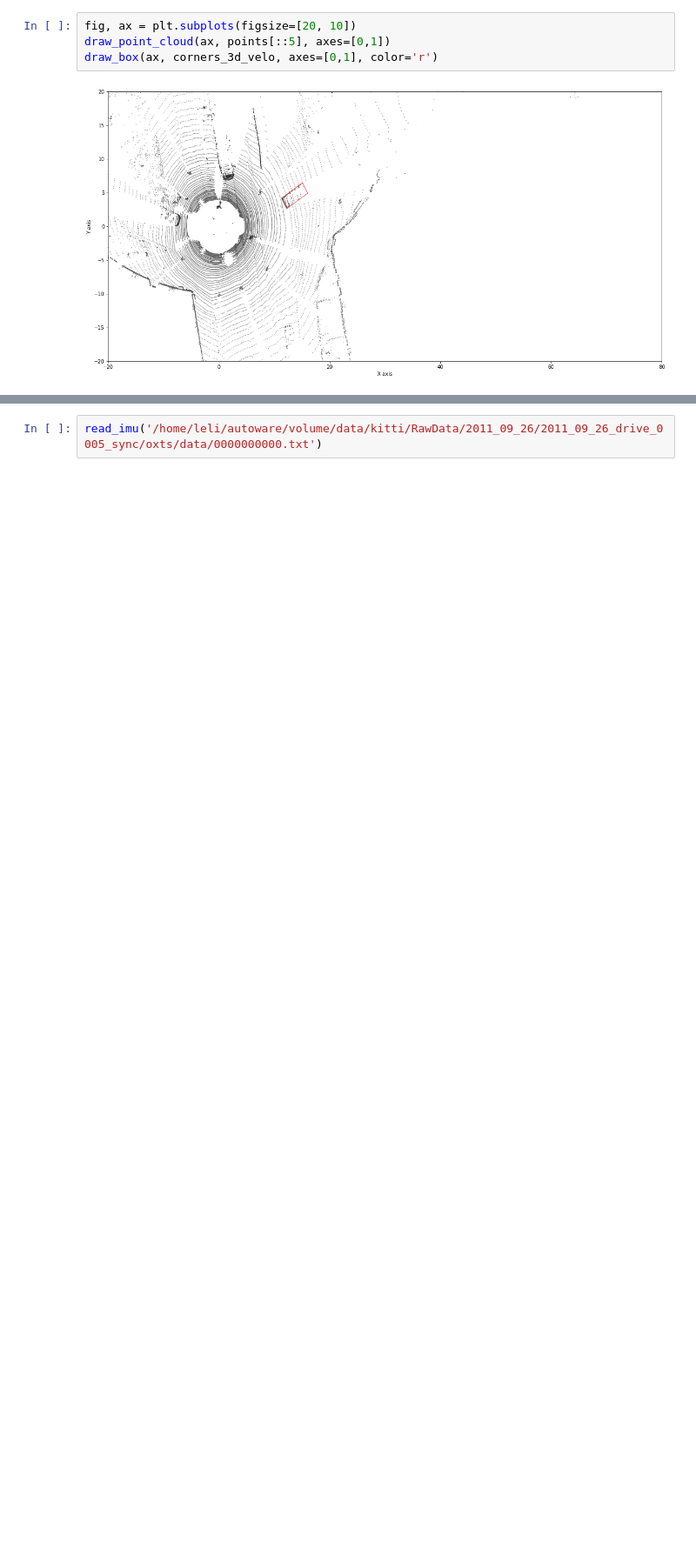
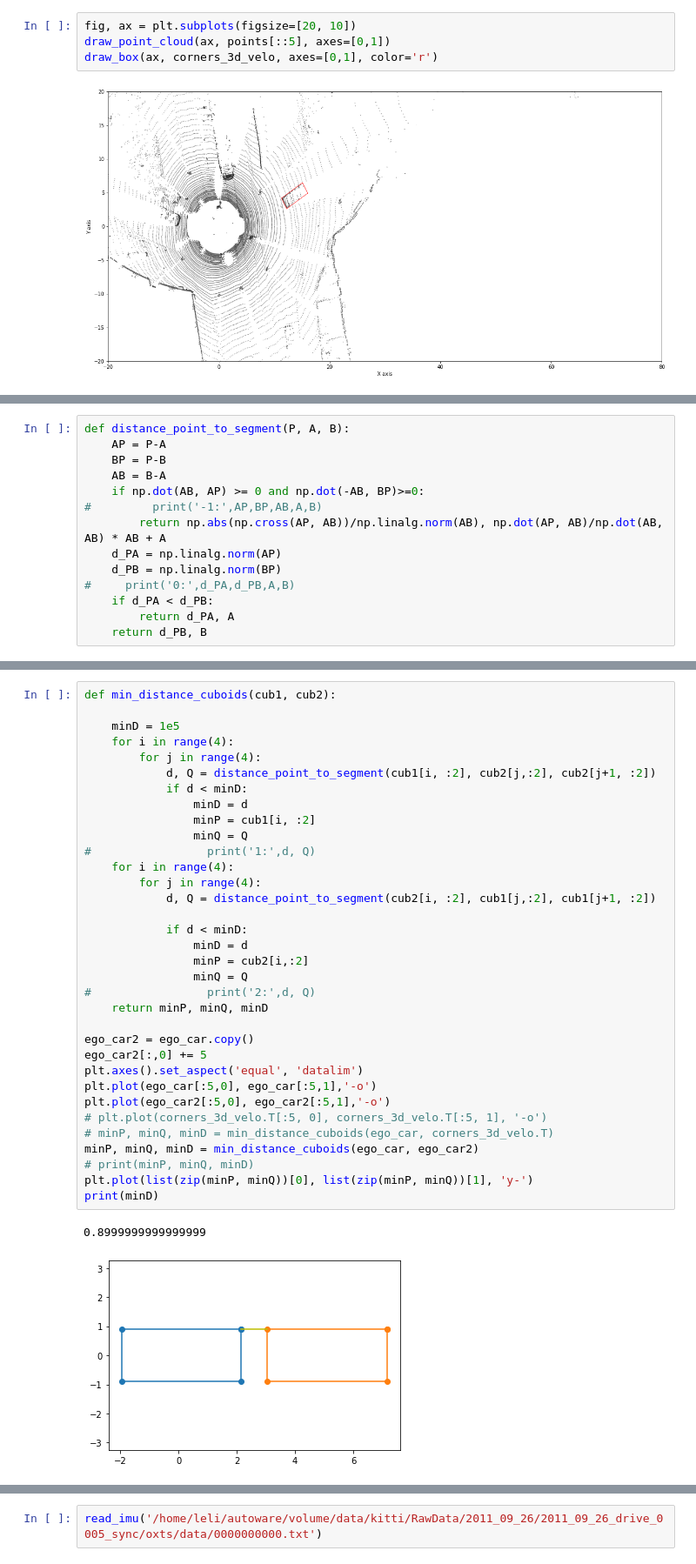
Before and after one commit to leonlee723/chauffeur, a Jupyter notebook: src/sensor_hub/ipynb/plot3d.ipynb, the cells around one changed output, grey strips where cells are left out. Shown at 87% size. Drawn from its saved outputs; the diff is of its cells as text; blank space fills up the shorter version.

```diff
--- a/src/sensor_hub/ipynb/plot3d.ipynb
+++ b/src/sensor_hub/ipynb/plot3d.ipynb
@@ -141,0 +177,14 @@ draw_box(ax, corners_3d_velo, axes=[0,1], color='r')
+# %%
+def distance_point_to_segment(P, A, B):
+    AP = P-A
+    BP = P-B
+    AB = B-A
+    if np.dot(AB, AP) >= 0 and np.dot(-AB, BP)>=0:
+#         print('-1:',AP,BP,AB,A,B)
+        return np.abs(np.cross(AP, AB))/np.linalg.norm(AB), np.dot(AP, AB)/np.dot(AB, AB) * AB + A
+    d_PA = np.linalg.norm(AP)
+    d_PB = np.linalg.norm(BP)
+#     print('0:',d_PA,d_PB,A,B)
+    if d_PA < d_PB:
+        return d_PA, A
+    return d_PB, B
@@ -142,3 +202,40 @@ draw_box(ax, corners_3d_velo, axes=[0,1], color='r')
+# %%
+def min_distance_cuboids(cub1, cub2):
+
+    minD = 1e5
+    for i in range(4):
+        for j in range(4):
+            d, Q = distance_point_to_segment(cub1[i, :2], cub2[j,:2], cub2[j+1, :2])
+            if d < minD:
+                minD = d
+                minP = cub1[i, :2]
+                minQ = Q
+#                 print('1:',d, Q)
+    for i in range(4):
+        for j in range(4):
+            d, Q = distance_point_to_segment(cub2[i, :2], cub1[j,:2], cub1[j+1, :2])
+
+            if d < minD:
+                minD = d
+                minP = cub2[i,:2]
+                minQ = Q
+#                 print('2:',d, Q)
+    return minP, minQ, minD
+
+ego_car2 = ego_car.copy()
+ego_car2[:,0] += 5
+plt.axes().set_aspect('equal', 'datalim')
+plt.plot(ego_car[:5,0], ego_car[:5,1],'-o')
+plt.plot(ego_car2[:5,0], ego_car2[:5,1],'-o')
+# plt.plot(corners_3d_velo.T[:5, 0], corners_3d_velo.T[:5, 1], '-o')
+# minP, minQ, minD = min_distance_cuboids(ego_car, corners_3d_velo.T)
+minP, minQ, minD = min_distance_cuboids(ego_car, ego_car2)
+# print(minP, minQ, minD)
+plt.plot(list(zip(minP, minQ))[0], list(zip(minP, minQ))[1], 'y-')
+print(minD)
+# %% [output]
+0.8999999999999999
+[figure, added]
 # %%
 import pandas as pd
 import numpy as np
```
Also changed, not shown: parts of 6 cells of this notebook, 3 other files.
